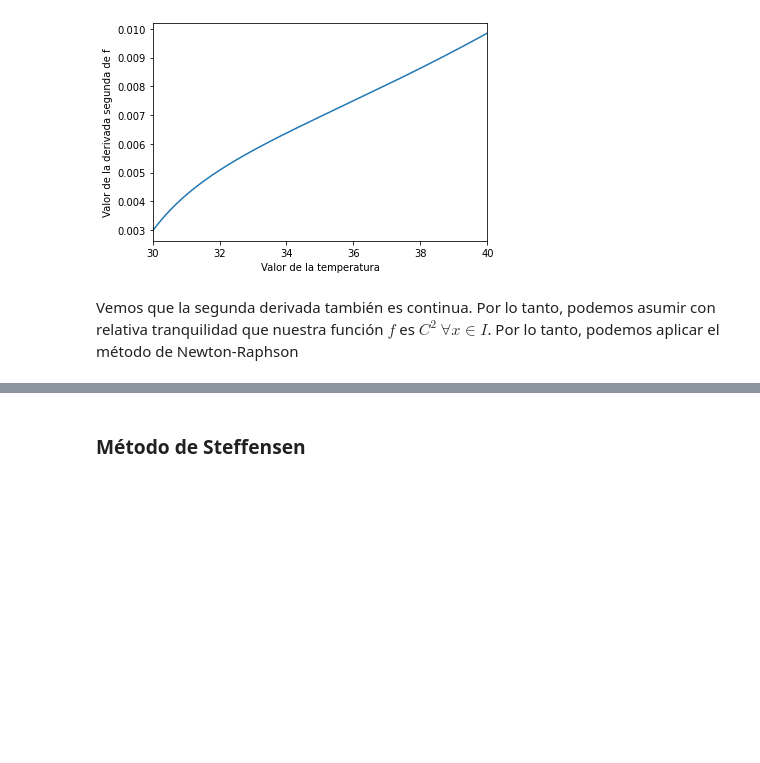
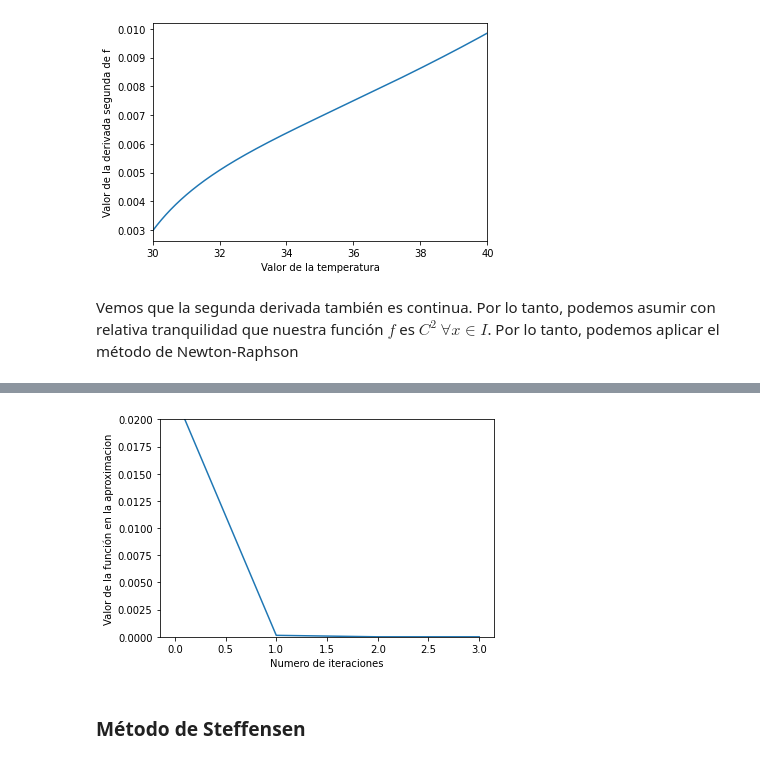
Before and after one commit to Nacho2904/AnalisisNumerico, a Jupyter notebook: TP1.ipynb, the cells around one changed output, grey strips where cells are left out. Cells and saved outputs as stored; diff of their text form; code cells hidden in the pictures; blank space fills up the shorter version.

```diff
--- a/TP1.ipynb
+++ b/TP1.ipynb
@@ -283,2 +351,9 @@ Vemos que la segunda derivada también es continua. Por lo tanto, podemos asumir
+# %%
+plt.plot(resultados.index, [f_eval_ta_s(aproximacion) for aproximacion in resultados["Aproximación"]])
+plt.xlabel("Numero de iteraciones")
+plt.ylabel("Valor de la función en la aproximacion")
+plt.ylim(0,0.02);
+# %% [output]
+[figure, added]
 # %% [markdown]
 ### Método de Steffensen
```
Also changed, not shown: parts of 14 cells of this notebook.
